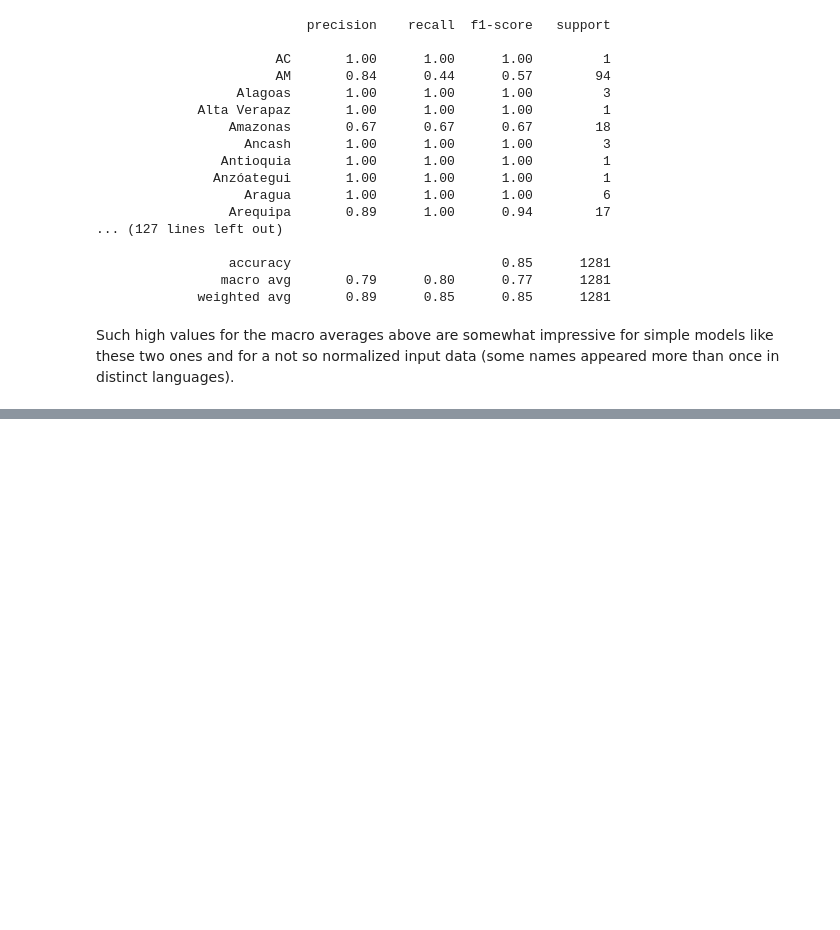
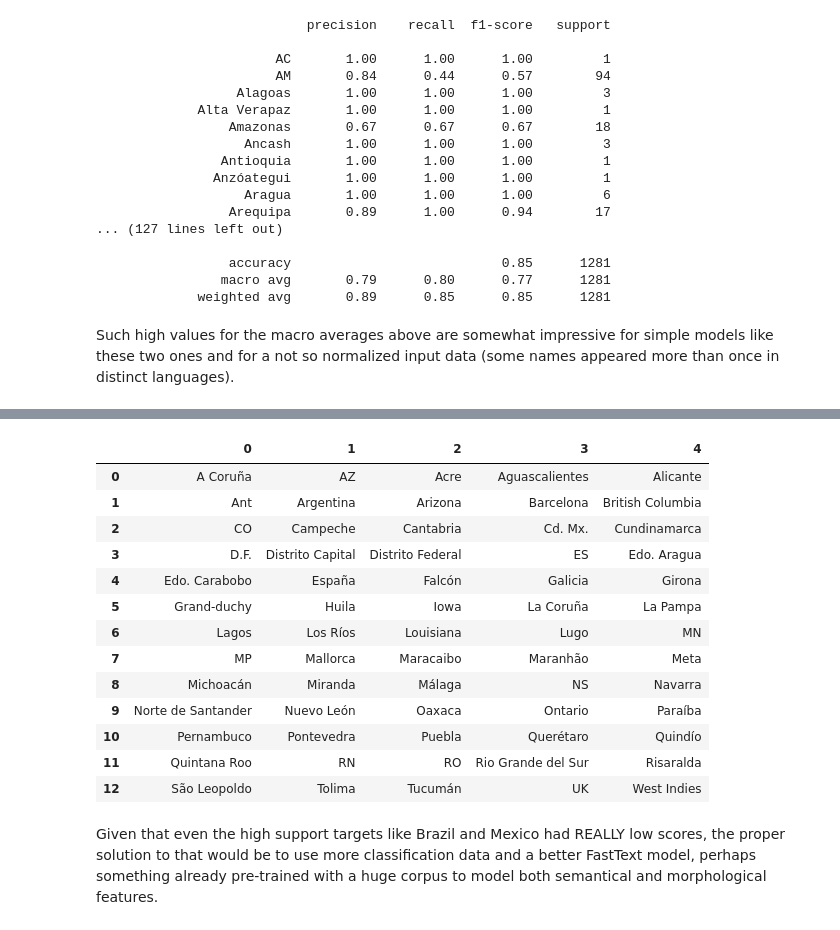
Before and after one commit to scieloorg/normalizations-experiments, a Jupyter notebook: 2019-11_fasttext_from_iso.ipynb, the cells around one changed output, grey strips where cells are left out. Drawn from its saved outputs; the diff is of its cells as text; code cells hidden in the pictures; blank space fills up the shorter version.

```diff
--- a/2019-11_fasttext_from_iso.ipynb
+++ b/2019-11_fasttext_from_iso.ipynb
@@ -26,7 +27,7 @@ it can be the mounted `isis2mongo` source data directory,
 a copy of it,
 or a symbolic link to the actual path.
 # %%
-iso_root_dir = "./iso_files/2019-11-13/"
+iso_root_dir = "./2019-11-13_iso200/"
 # %% [markdown]
 The structure of this directory should be a `COLLECTION/DATASET.iso`,
 where `COLLECTION` is the 3 lowercase letters code of a collection,
@@ -553,0 +564,7 @@ and for a not so normalized input data
+# %%
+dataset2 = pd.concat([
+    record2df(record).assign(collection=k)
+    for k, v in datagens.items()
+    for record in take(100, v)
+], axis="index", ignore_index=True, sort=True)
+dataset2.shape
@@ -553,0 +600,6 @@ and for a not so normalized input data
+# %%
+d2state = dataset2[["orgname", "state"]].dropna()
+d2state["state"].replace(prenorm_map(d2state["state"]), inplace=True)
+d2state_wvs = orgname_model.wv[d2state["orgname"]]
+d2state["pred"] = state_rf_model.predict(d2state_wvs)
+print(metrics.classification_report(d2state["state"], d2state["pred"]))
@@ -553,0 +641,7 @@ and for a not so normalized input data
+# %%
+def reshaped_df(data, n=5):
+    """Function created just to display the data as a DataFrame."""
+    return pd.DataFrame(
+        np.pad(data, [0, (n - len(data)) % n], constant_values="")
+        .reshape(-1, 5)
+    )
@@ -553,0 +658,26 @@ and for a not so normalized input data
+# %%
+d2nd_state = set(d2state["state"].unique()) - set(dataset["state"].unique())
+reshaped_df(sorted(d2nd_state))
+# %% [output]
+|  | 0 | 1 | 2 | 3 | 4 |
+| 0 | A Coruña | AZ | Acre | Aguascalientes | Alicante |
+| 1 | Ant | Argentina | Arizona | Barcelona | British Columbia |
+| 2 | CO | Campeche | Cantabria | Cd. Mx. | Cundinamarca |
+| 3 | D.F. | Distrito Capital | Distrito Federal | ES | Edo. Aragua |
+| 4 | Edo. Carabobo | España | Falcón | Galicia | Girona |
+| 5 | Grand-duchy | Huila | Iowa | La Coruña | La Pampa |
+| 6 | Lagos | Los Ríos | Louisiana | Lugo | MN |
+| 7 | MP | Mallorca | Maracaibo | Maranhão | Meta |
+| 8 | Michoacán | Miranda | Málaga | NS | Navarra |
+| 9 | Norte de Santander | Nuevo León | Oaxaca | Ontario | Paraíba |
+| 10 | Pernambuco | Pontevedra | Puebla | Querétaro | Quindío |
+| 11 | Quintana Roo | RN | RO | Rio Grande del Sur | Risaralda |
+| 12 | São Leopoldo | Tolima | Tucumán | UK | West Indies |
+# %% [markdown]
+Given that even the high support targets like Brazil and Mexico
+had REALLY low scores,
+the proper solution to that would be
+to use more classification data
+and a better FastText model,
+perhaps something already pre-trained with a huge corpus
+to model both semantical and morphological features.
```
Also changed, not shown: parts of 9 cells of this notebook.
